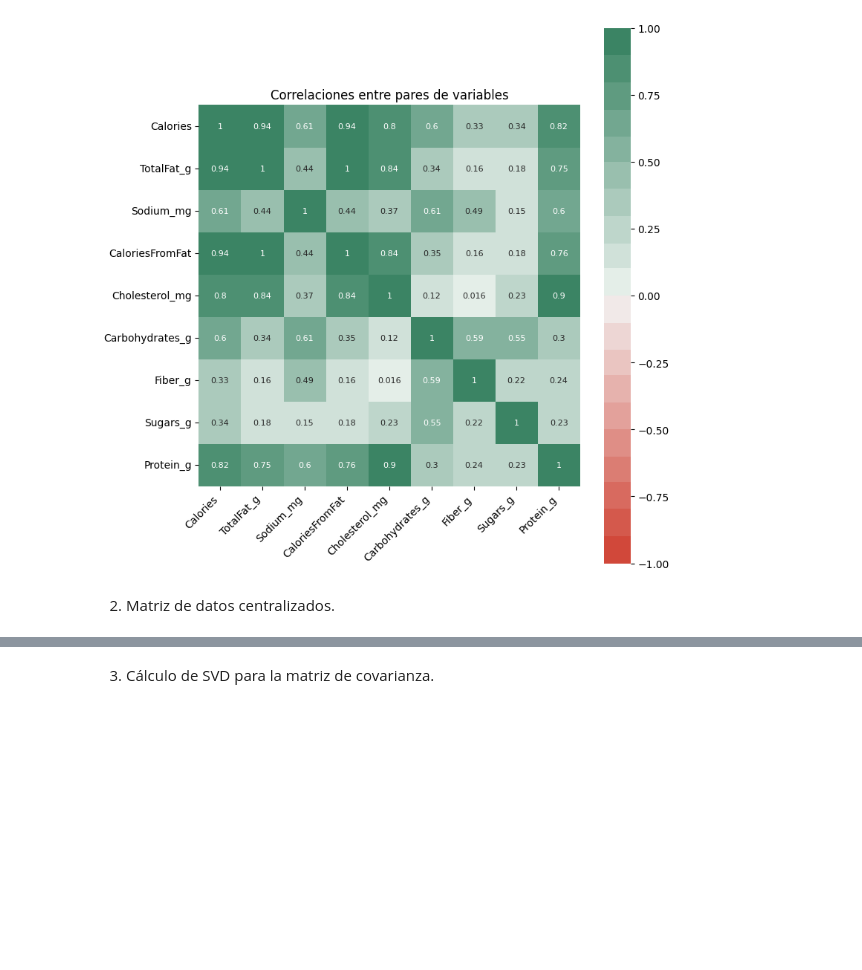
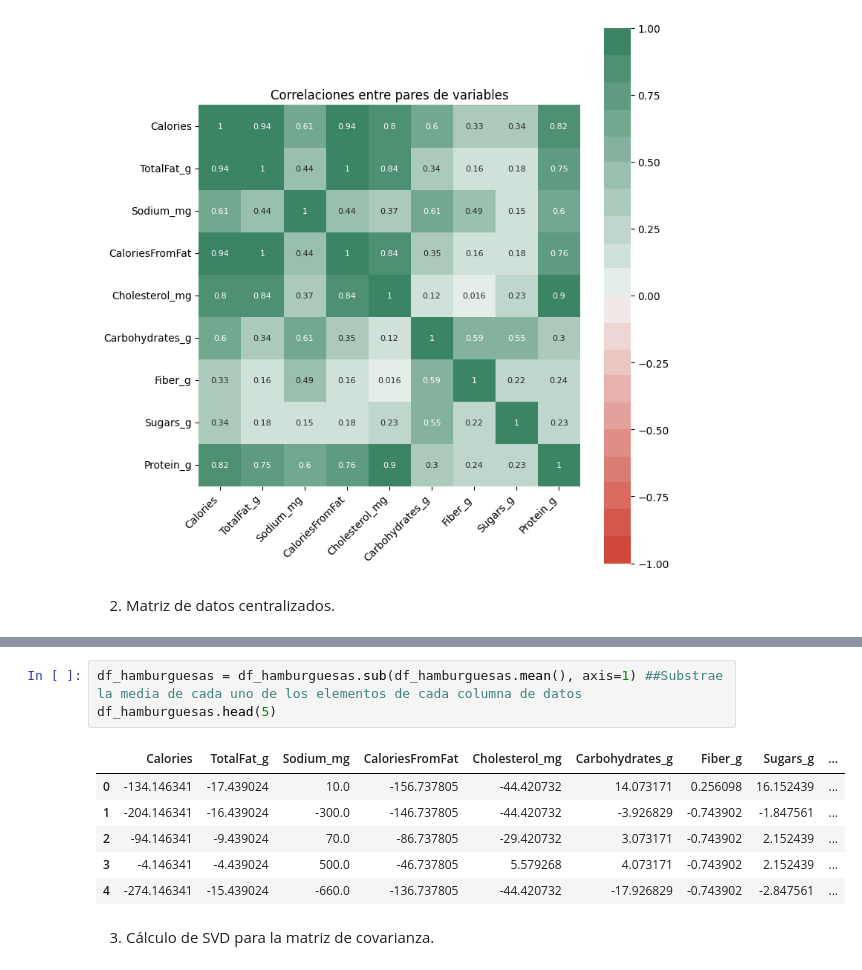
Before and after one commit to bermudez05/Siniestralidad_Bogota_BD, a Jupyter notebook: Taller 5/Taller_5.ipynb, the cells around one changed output, grey strips where cells are left out. Cells and saved outputs as stored; diff of their text form; blank space fills up the shorter version.

```diff
--- a/Taller 5/Taller_5.ipynb
+++ b/Taller 5/Taller_5.ipynb
@@ -99,3 +99,13 @@ plt.show()
+# %%
+df_hamburguesas = df_hamburguesas.sub(df_hamburguesas.mean(), axis=1) ##Substrae la media de cada uno de los elementos de cada columna de datos
+df_hamburguesas.head(5)
+# %% [output]
+|  | Calories | TotalFat_g | Sodium_mg | CaloriesFromFat | Cholesterol_mg | Carbohydrates_g | Fiber_g | Sugars_g | ... |
+| 0 | -134.146341 | -17.439024 | 10.0 | -156.737805 | -44.420732 | 14.073171 | 0.256098 | 16.152439 | ... |
+| 1 | -204.146341 | -16.439024 | -300.0 | -146.737805 | -44.420732 | -3.926829 | -0.743902 | -1.847561 | ... |
+| 2 | -94.146341 | -9.439024 | 70.0 | -86.737805 | -29.420732 | 3.073171 | -0.743902 | 2.152439 | ... |
+| 3 | -4.146341 | -4.439024 | 500.0 | -46.737805 | 5.579268 | 4.073171 | -0.743902 | 2.152439 | ... |
+| 4 | -274.146341 | -15.439024 | -660.0 | -136.737805 | -44.420732 | -17.926829 | -0.743902 | -2.847561 | ... |
 # %% [markdown]
 3. Cálculo de SVD para la matriz de covarianza.
 # %% [markdown]
```
Also changed, not shown: parts of 2 cells of this notebook.
